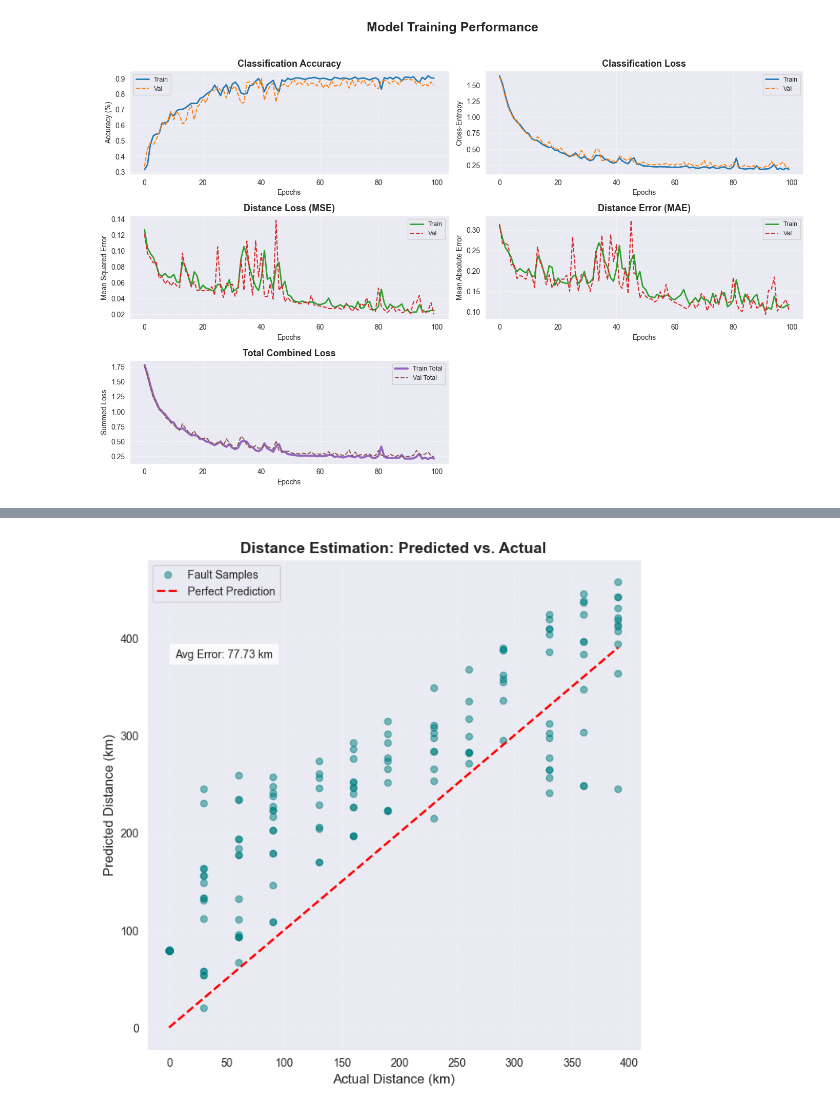
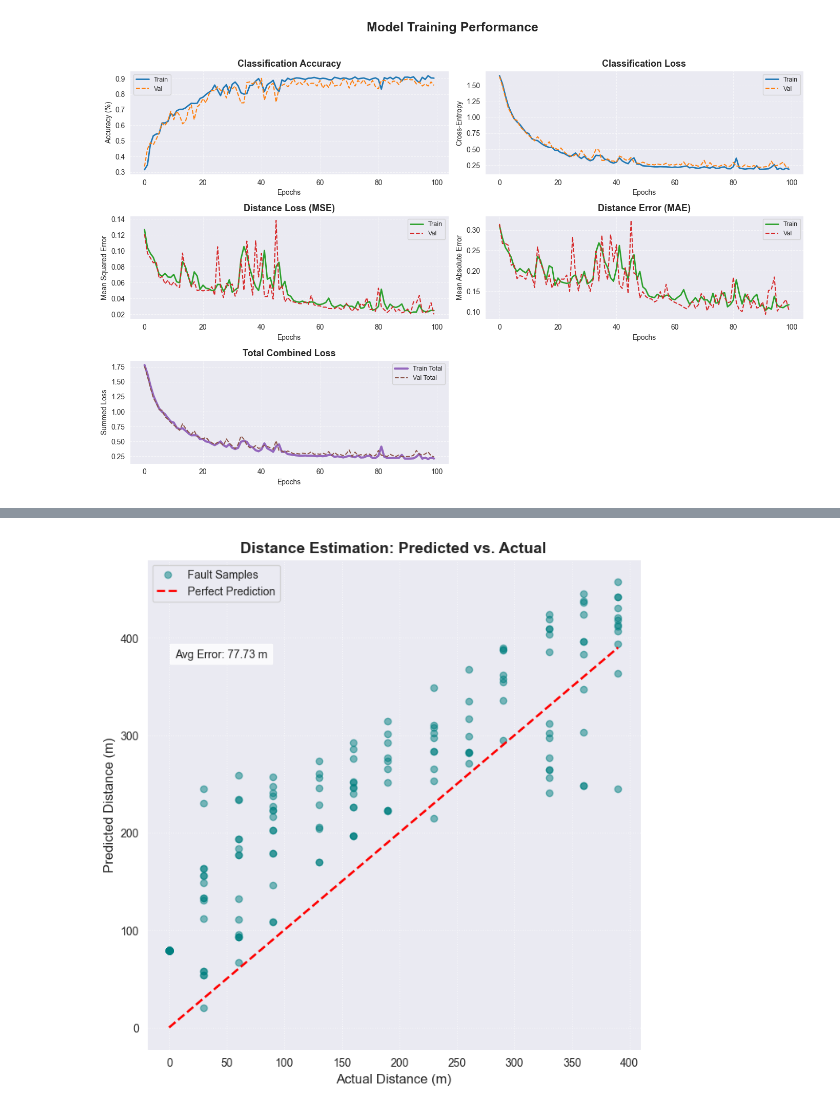
Before and after one commit to ketchup-vader-2005/machine-learning, a Jupyter notebook: transmission_system.ipynb, the cells around one changed output, grey strips where cells are left out. Cells and saved outputs as stored; diff of their text form; code cells hidden in the pictures.

```diff
--- a/transmission_system.ipynb
+++ b/transmission_system.ipynb
@@ -380,25 +391,25 @@ plt.show()
 # %%
 # 1. Create the plot
 plt.figure(figsize=(8, 8))
 
 # 2. Scatter plot of Actual vs Predicted
 plt.scatter(y_test_dist_km, y_pred_dist_km, alpha=0.5, color='teal', label='Fault Samples')
 
 # 3. The "Perfect Prediction" Line
 # We draw a line from the min distance to the max distance
 limits = [np.min(y_test_dist_km), np.max(y_test_dist_km)]
 plt.plot(limits, limits, color='red', linestyle='--', linewidth=2, label='Perfect Prediction')
 
 plt.title("Distance Estimation: Predicted vs. Actual", fontsize=14, fontweight='bold')
-plt.xlabel("Actual Distance (km)", fontsize=12)
-plt.ylabel("Predicted Distance (km)", fontsize=12)
+plt.xlabel("Actual Distance (m)", fontsize=12)
+plt.ylabel("Predicted Distance (m)", fontsize=12)
 plt.grid(True, linestyle=':', alpha=0.7)
 plt.legend()
 
 # 4. Add a text box with the MAE
-mae_km = mean_absolute_error(y_test_dist_km, y_pred_dist_km)
-plt.text(limits[0]+5, limits[1]-10, f'Avg Error: {mae_km:.2f} km', bbox=dict(facecolor='white', alpha=0.8))
+mae_m = mean_absolute_error(y_test_dist_km, y_pred_dist_km)
+plt.text(limits[0]+5, limits[1]-10, f'Avg Error: {mae_m:.2f} m', bbox=dict(facecolor='white', alpha=0.8))
 
 plt.show()
 # %% [output]
-[figure, old version]
+[figure, new version]
```
Also changed, not shown: parts of 1 cell of this notebook.
